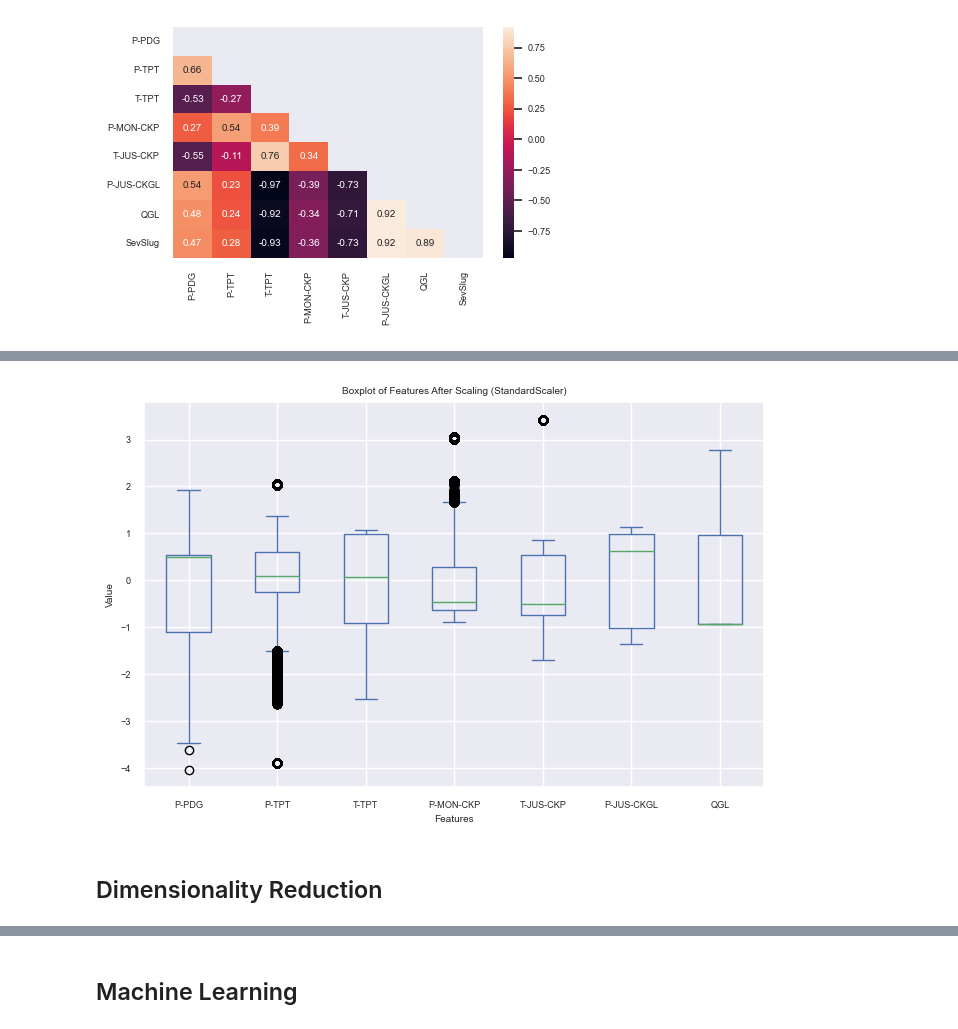
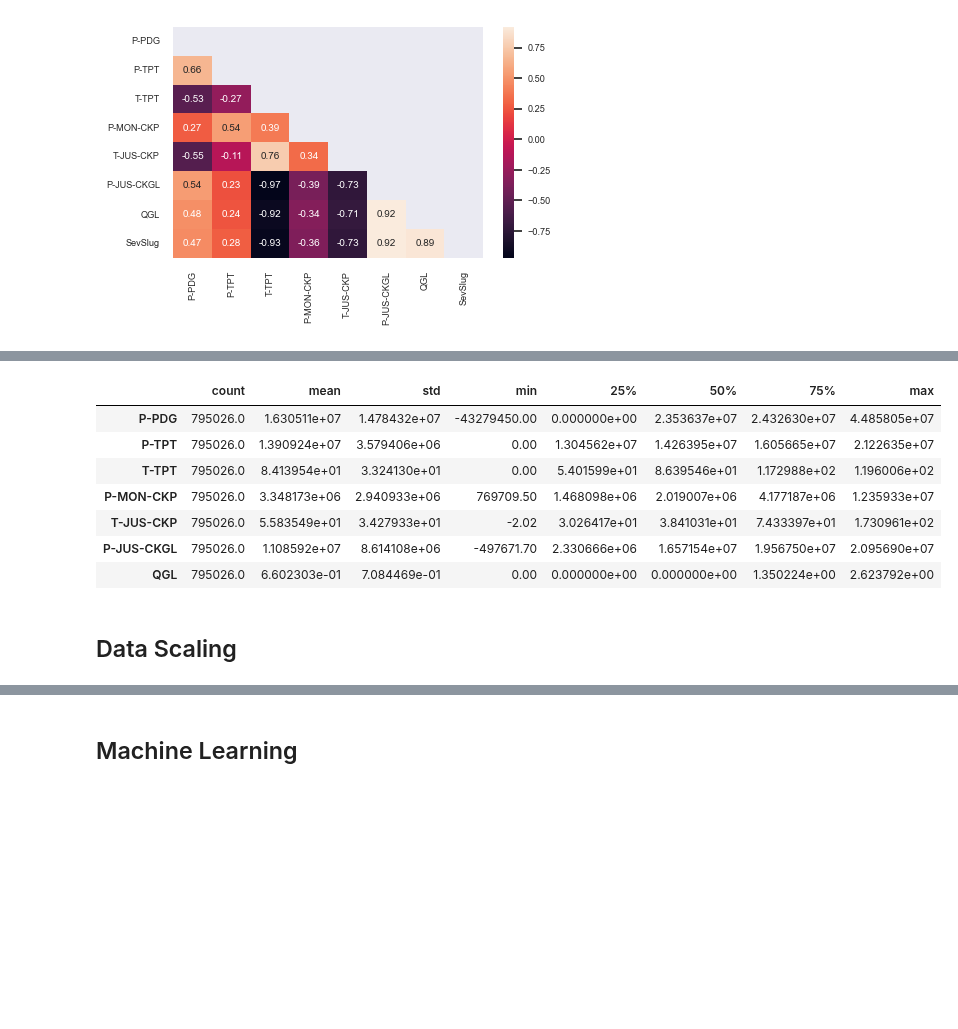
Before and after one commit to RealDyllon/3W-Petrobras, a Jupyter notebook: overviews/_baseline/Severe_Slugging_Classification.ipynb, the cells around one changed output, grey strips where cells are left out. Saved outputs shown, nothing was run; the diff lists cells and outputs as text; code cells hidden in the pictures; blank space fills up the shorter version.

```diff
--- a/overviews/_baseline/Severe_Slugging_Classification.ipynb
+++ b/overviews/_baseline/Severe_Slugging_Classification.ipynb
@@ -436 +437,13 @@ Name: SevSlug, dtype: float64
 [(795026, 7), (795026,)]
+# %%
+# DummyClassifier
+dummy_pipeline = make_pipeline(StandardScaler(), DummyClassifier())
+dummy_pipeline.fit(X_train, y_train)
+
+# confirming if score for Dummy classifier results from a balanced dataset
+score = dummy_pipeline.score(X_train, y_train)
+y_predicted = dummy_pipeline.predict(X_test)
+baseline = metrics.accuracy_score(y_test, y_predicted)
+
+print("Score: ", score)
+print("Accuracy: ",baseline)
@@ -468,7 +469,0 @@ def plot_data_scaling(X_train_transformed, scaler_name):
-# %%
-minmax_scaler_pipeline = make_pipeline(MinMaxScaler())
-minmax_scaler_pipeline.fit(X_train)
-
-X_train_transformed = minmax_scaler_pipeline.transform(X_train)
-
-plot_data_scaling(X_train_transformed, 'MinMaxScaler')
@@ -477,11 +470,13 @@ plot_data_scaling(X_train_transformed, 'MinMaxScaler')
-# %%
-std_scaler_pipeline = make_pipeline(StandardScaler())
-std_scaler_pipeline.fit(X_train)
-
-X_train_transformed = std_scaler_pipeline.transform(X_train)
-
-plot_data_scaling(X_train_transformed, 'StandardScaler')
-# %% [output]
-[figure, removed]
+# %%
+X_train.describe().T
+# %% [output]
+|  | count | mean | std | min | 25% | 50% | 75% | max |
+| P-PDG | 795026.0 | 1.630511e+07 | 1.478432e+07 | -43279450.00 | 0.000000e+00 | 2.353637e+07 | 2.432630e+07 | 4.485805e+07 |
+| P-TPT | 795026.0 | 1.390924e+07 | 3.579406e+06 | 0.00 | 1.304562e+07 | 1.426395e+07 | 1.605665e+07 | 2.122635e+07 |
+| T-TPT | 795026.0 | 8.413954e+01 | 3.324130e+01 | 0.00 | 5.401599e+01 | 8.639546e+01 | 1.172988e+02 | 1.196006e+02 |
+| P-MON-CKP | 795026.0 | 3.348173e+06 | 2.940933e+06 | 769709.50 | 1.468098e+06 | 2.019007e+06 | 4.177187e+06 | 1.235933e+07 |
+| T-JUS-CKP | 795026.0 | 5.583549e+01 | 3.427933e+01 | -2.02 | 3.026417e+01 | 3.841031e+01 | 7.433397e+01 | 1.730961e+02 |
+| P-JUS-CKGL | 795026.0 | 1.108592e+07 | 8.614108e+06 | -497671.70 | 2.330666e+06 | 1.657154e+07 | 1.956750e+07 | 2.095690e+07 |
+| QGL | 795026.0 | 6.602303e-01 | 7.084469e-01 | 0.00 | 0.000000e+00 | 0.000000e+00 | 1.350224e+00 | 2.623792e+00 |
 # %% [markdown]
-## Dimensionality Reduction
+## Data Scaling
```
Also changed, not shown: parts of 55 cells of this notebook, 4 other files.
